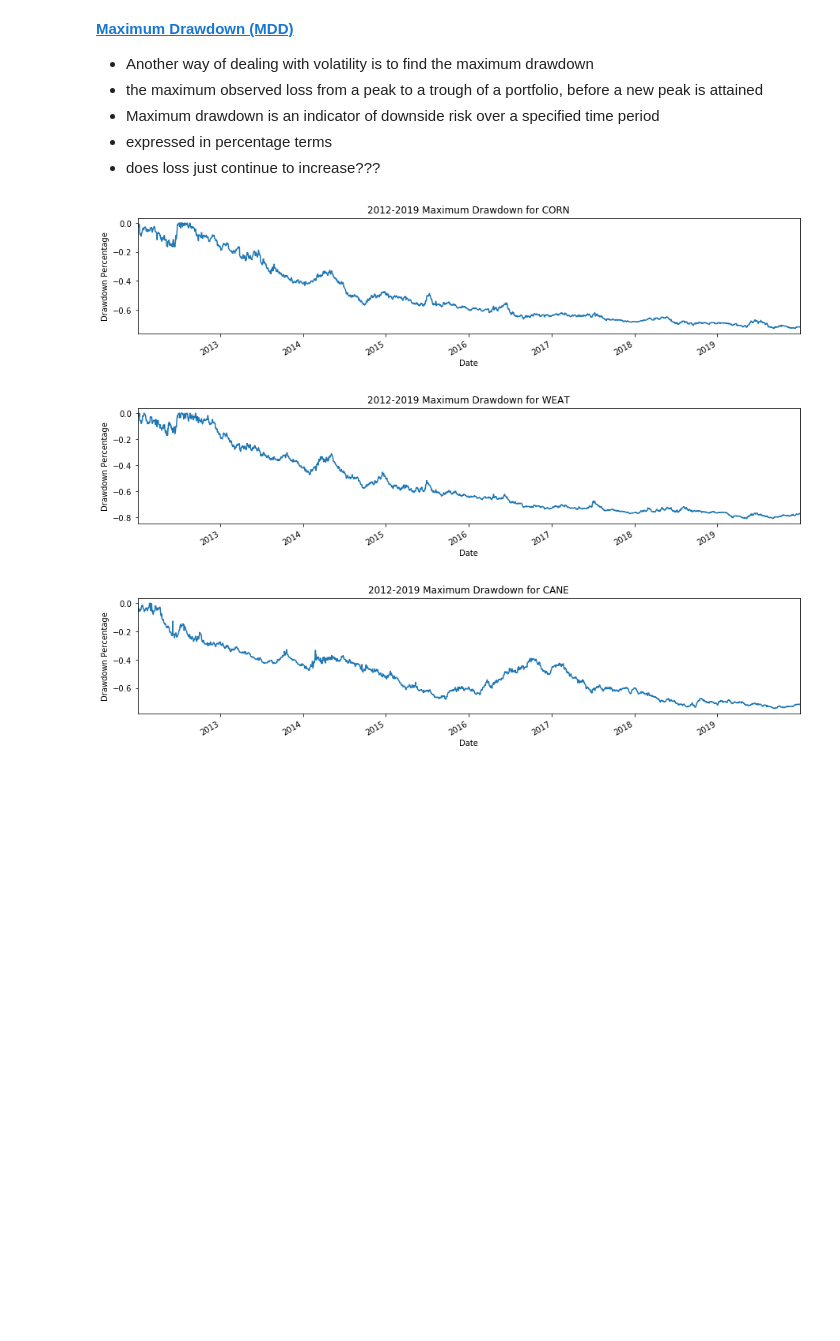
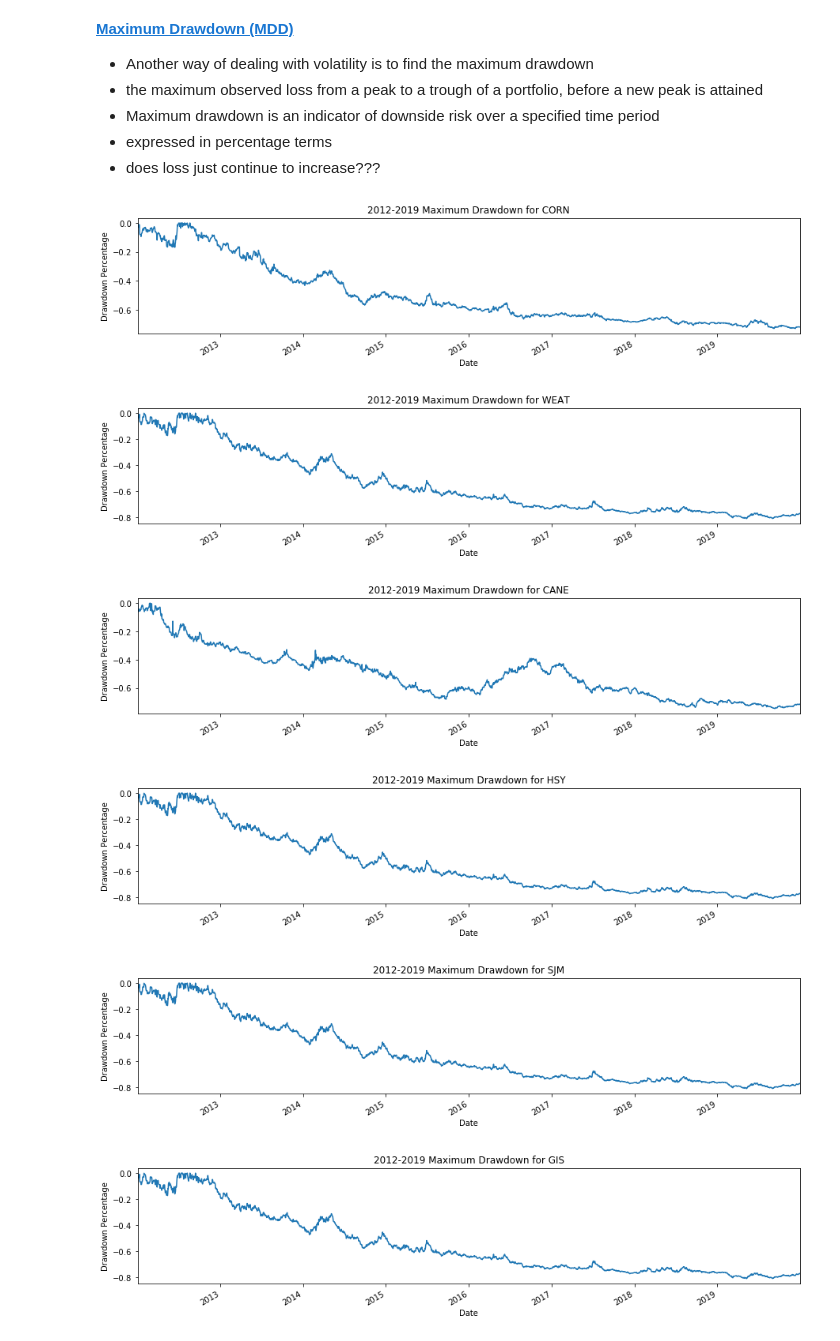
Before and after one commit to megankuscsik/Capstone-Project, a Jupyter notebook: EDA_Stats.ipynb, the cells around one changed output. Cells and saved outputs as stored; diff of their text form; code cells hidden in the pictures; blank space fills up the shorter version.

```diff
--- a/EDA_Stats.ipynb
+++ b/EDA_Stats.ipynb
@@ -622,30 +951,75 @@ Average Bollinger Band width for CPB 2.9174703691846084
 # %%
 #take the stock cumulative return and put into formula with maximum cumulative return
 #https://seekingalpha.com/instablog/42079636-kayode-omotosho/5377452-computing-maximum-drawdown-of-stocks-in-python
+
+#maximum drawdown for daily data
 #CORN_Close Max Drawdown
 CORN_CumMax = data['CORN_cum_return'].cummax()
 data['CORN_MaxDrawdown'] = ((data['CORN_cum_return']) - CORN_CumMax)/CORN_CumMax
 data['CORN_MaxDrawdown'].plot(figsize=(15,3))
 plt.title('2012-2019 Maximum Drawdown for CORN')
 plt.ylabel('Drawdown Percentage')
 plt.show()
 
 #WEAT_Close Max Drawdown--GREATEST DRAWDOWN
 WEAT_CumMax = data['WEAT_cum_return'].cummax()
 data['WEAT_MaxDrawdown'] = ((data['WEAT_cum_return']) - WEAT_CumMax)/WEAT_CumMax
 data['WEAT_MaxDrawdown'].plot(figsize=(15,3))
 plt.title('2012-2019 Maximum Drawdown for WEAT')
 plt.ylabel('Drawdown Percentage')
 plt.show()
 
 #CANE_Close Max Drawdown
 CANE_CumMax = data['CANE_cum_return'].cummax()
 data['CANE_MaxDrawdown'] = ((data['CANE_cum_return']) - CANE_CumMax)/CANE_CumMax
 data['CANE_MaxDrawdown'].plot(figsize=(15,3))
 plt.title('2012-2019 Maximum Drawdown for CANE')
 plt.ylabel('Drawdown Percentage')
 plt.show()
+
+#HSY_Close Max Drawdown
+HSY_CumMax = data['HSY_cum_return'].cummax()
+data['HSY_MaxDrawdown'] = ((data['HSY_cum_return']) - HSY_CumMax)/HSY_CumMax
+data['HSY_MaxDrawdown'].plot(figsize=(15,3))
+plt.title('2012-2019 Maximum Drawdown for HSY')
+plt.ylabel('Drawdown Percentage')
+plt.show()
+
+#SJM_Close Max Drawdown
+SJM_CumMax = data['SJM_cum_return'].cummax()
+data['SJM_MaxDrawdown'] = ((data['SJM_cum_return']) - SJM_CumMax)/SJM_CumMax
+data['SJM_MaxDrawdown'].plot(figsize=(15,3))
+plt.title('2012-2019 Maximum Drawdown for SJM')
+plt.ylabel('Drawdown Percentage')
+plt.show()
+
+#GIS_Close Max Drawdown--BIG DRAWDOWN
+GIS_CumMax = data['GIS_cum_return'].cummax()
+data['GIS_MaxDrawdown'] = ((data['GIS_cum_return']) - GIS_CumMax)/GIS_CumMax
+data['GIS_MaxDrawdown'].plot(figsize=(15,3))
+plt.title('2012-2019 Maximum Drawdown for GIS')
+plt.ylabel('Drawdown Percentage')
+plt.show()
+
+#PEP_Close Max Drawdown
+PEP_CumMax = data['PEP_cum_return'].cummax()
+data['PEP_MaxDrawdown'] = ((data['PEP_cum_return']) - PEP_CumMax)/PEP_CumMax
+data['PEP_MaxDrawdown'].plot(figsize=(15,3))
+plt.title('2012-2019 Maximum Drawdown for PEP')
+plt.ylabel('Drawdown Percentage')
+plt.show()
+
+#CPB_Close Max Drawdown--BIG DRAWDOWN
+CPB_CumMax = data['CPB_cum_return'].cummax()
+data['CPB_MaxDrawdown'] = ((data['CPB_cum_return']) - CPB_CumMax)/CPB_CumMax
+data['CPB_MaxDrawdown'].plot(figsize=(15,3))
+plt.title('2012-2019 Maximum Drawdown for CPB')
+plt.ylabel('Drawdown Percentage')
+plt.show()
 # %% [output]
 [figure]
 [figure]
 [figure]
+[figure, added]
+[figure, added]
+[figure, added]
```
Also changed, not shown: parts of 36 cells of this notebook, 2 other files.
